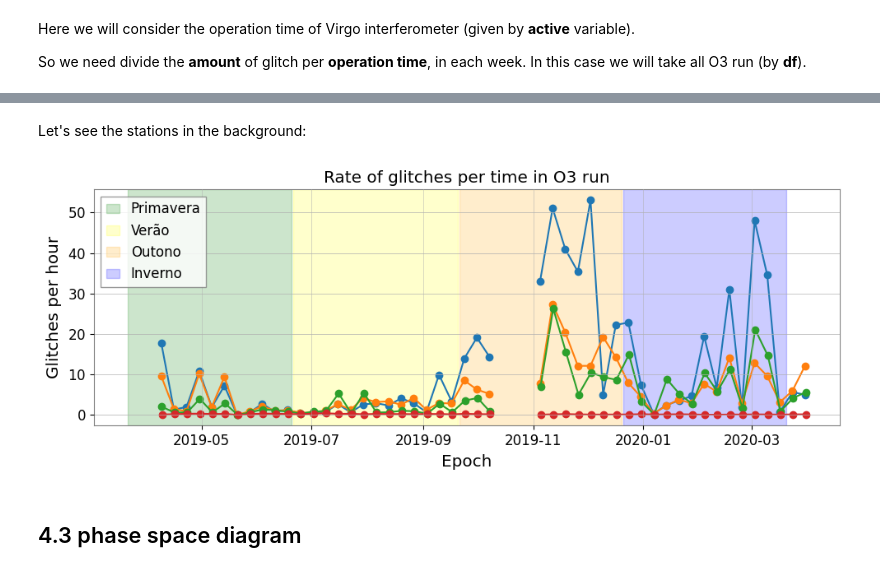
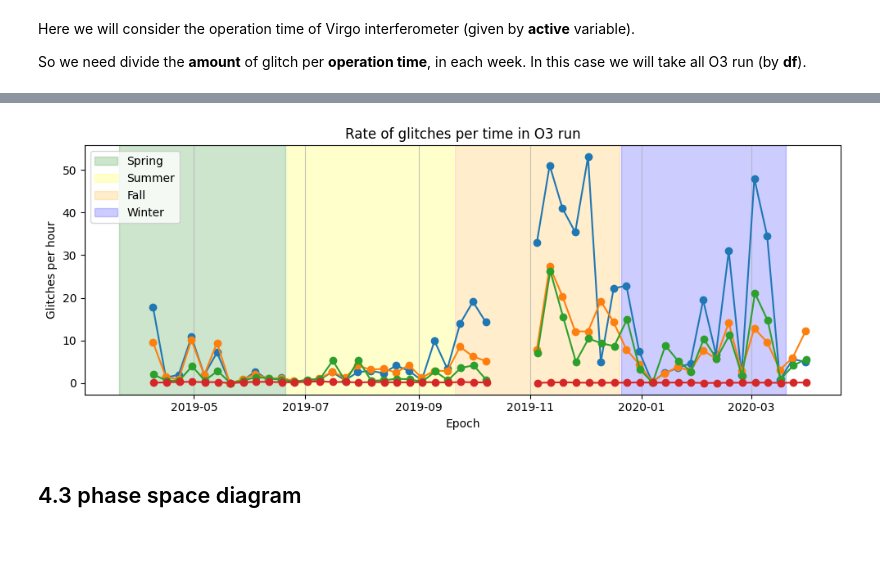
Before and after one commit to physerikc/gravitational-waves, a Jupyter notebook: glitch_statistic_O3run.ipynb, the cells around one changed output, grey strips where cells are left out. Cells and saved outputs as stored; diff of their text form; code cells hidden in the pictures; blank space fills up the shorter version.

```diff
--- a/glitch_statistic_O3run.ipynb
+++ b/glitch_statistic_O3run.ipynb
@@ -254,23 +214,4 @@ Here we will consider the operation time of Virgo interferometer (given by **act
 So we need divide the **amount** of glitch per **operation time**, in each week. In this case we will take all O3 run (by **df**).
 # %%
 O3_all = pd.concat([init_data_O3a, init_data_O3b], ignore_index=True)
-active_O3all = time_active(df, interval)
-
-def rate_glitches(data, glitch_name, active):
-
-  counts, bins_rate = count_glitches(data, glitch_name)
-  active_week = active*168
-  rate = counts/active_week
-
-  return rate, bins_rate
+active_O3all = sf.time_active(df, interval)
-# %%
-import matplotlib.dates as mdates
-
-plt.figure(figsize=(10,4))
-
-for glit in glitches_chosen:
-  rate, bins_rate = rate_glitches(O3_all, glit, active_O3all)
-  plt.plot(bins_rate, rate, marker='o', linestyle='-', label=glit)
-
-plt.legend()
-plot_config("Rate of glitches per time in O3 run", "Epoch", "Glitches per hour")
@@ -279,30 +218,28 @@ plot_config("Rate of glitches per time in O3 run", "Epoch", "Glitches per hour")
-# %% [markdown]
-Let's see the stations in the background:
 # %%
-import matplotlib.dates as mdates
-
 plt.figure(figsize=(10,4))
 ax = plt.gca()
 
-# Function to add tracks by station
-def adicionar_faixa(ax, inicio, fim, cor, label=None):
-    ax.axvspan(inicio, fim, color=cor, alpha=0.2, label=label)
-
 anos = [2019]
 for ano in anos:
-    adicionar_faixa(ax, pd.Timestamp(f'{ano}-03-21'), pd.Timestamp(f'{ano}-06-20'), 'green', 'Primavera' if ano == anos[0] else None)
-    adicionar_faixa(ax, pd.Timestamp(f'{ano}-06-21'), pd.Timestamp(f'{ano}-09-20'), 'yellow', 'Verão' if ano == anos[0] else None)
-    adicionar_faixa(ax, pd.Timestamp(f'{ano}-09-21'), pd.Timestamp(f'{ano}-12-20'), 'orange', 'Outono' if ano == anos[0] else None)
-    adicionar_faixa(ax, pd.Timestamp(f'{ano}-12-21'), pd.Timestamp(f'{ano+1}-03-20'), 'blue', 'Inverno' if ano == anos[0] else None)
+    sf.adicionar_faixa(ax, pd.Timestamp(f'{ano}-03-21'), pd.Timestamp(f'{ano}-06-20'), 'green', 'Spring' if ano == anos[0] else None)
+    sf.adicionar_faixa(ax, pd.Timestamp(f'{ano}-06-21'), pd.Timestamp(f'{ano}-09-20'), 'yellow', 'Summer' if ano == anos[0] else None)
+    sf.adicionar_faixa(ax, pd.Timestamp(f'{ano}-09-21'), pd.Timestamp(f'{ano}-12-20'), 'orange', 'Fall' if ano == anos[0] else None)
+    sf.adicionar_faixa(ax, pd.Timestamp(f'{ano}-12-21'), pd.Timestamp(f'{ano+1}-03-20'), 'blue', 'Winter' if ano == anos[0] else None)
 
 for glit in glitches_chosen:
-  rate, bins_rate = rate_glitches(O3_all, glit, active_O3all)
+  rate, bins_rate = sf.rate_glitches(O3_all, glit, active_O3all, interval)
   ax.plot(bins_rate, rate, marker='o', linestyle='-')
 
+plt.title('Rate of glitches per time in O3 run')
+plt.xlabel('Epoch')
+plt.ylabel('Glitches per hour')
+
+plt.grid(axis='x', linestyle='-', alpha=0.7)
+plt.tight_layout()
 plt.legend()
-plot_config("Rate of glitches per time in O3 run", "Epoch", "Glitches per hour")
+plt.show()
 # %% [output]
-[figure, old version]
+[figure, new version]
 # %% [markdown]
 ## 4.3 phase space diagram
 # %% [markdown]
```
Also changed, not shown: parts of 19 cells of this notebook, 1 other file.
